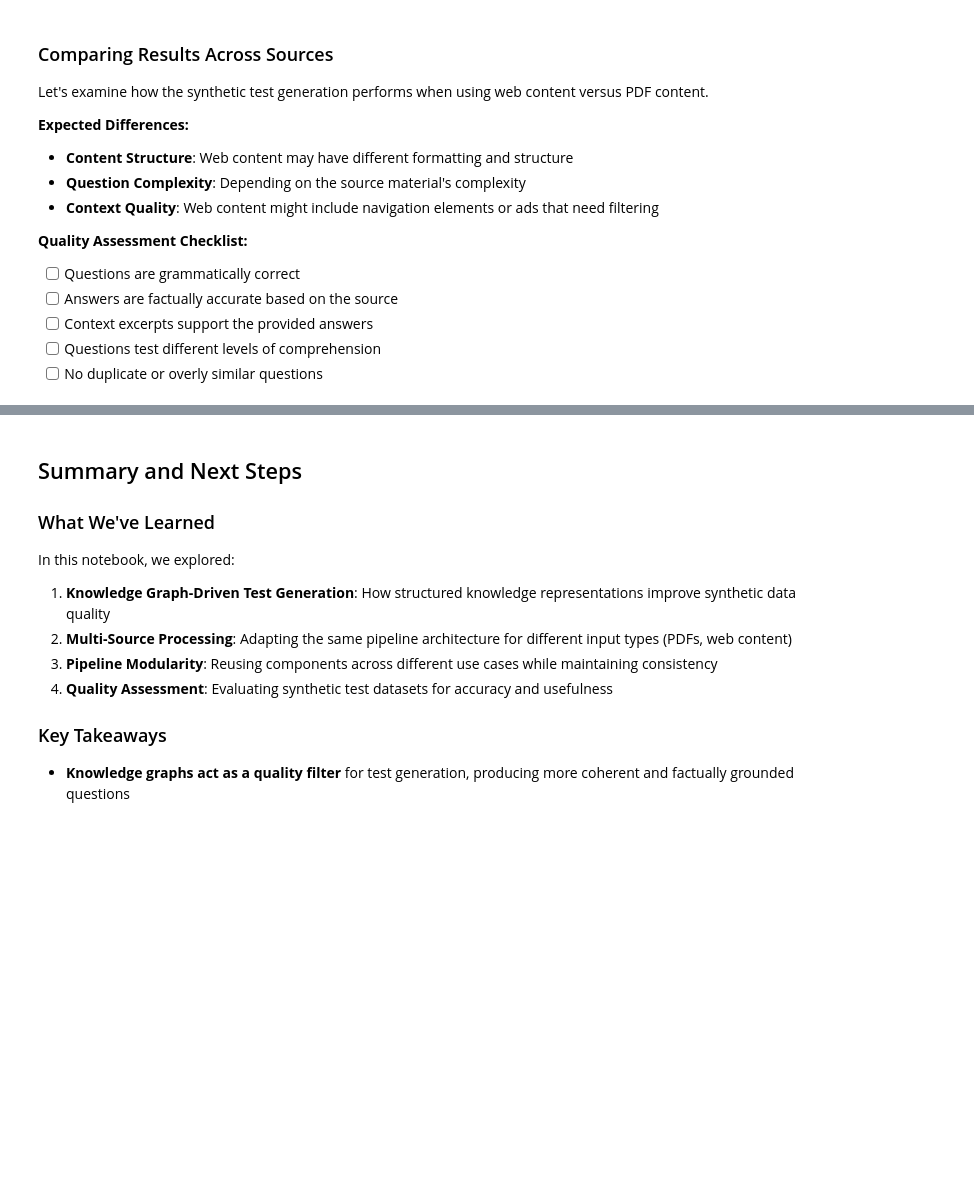
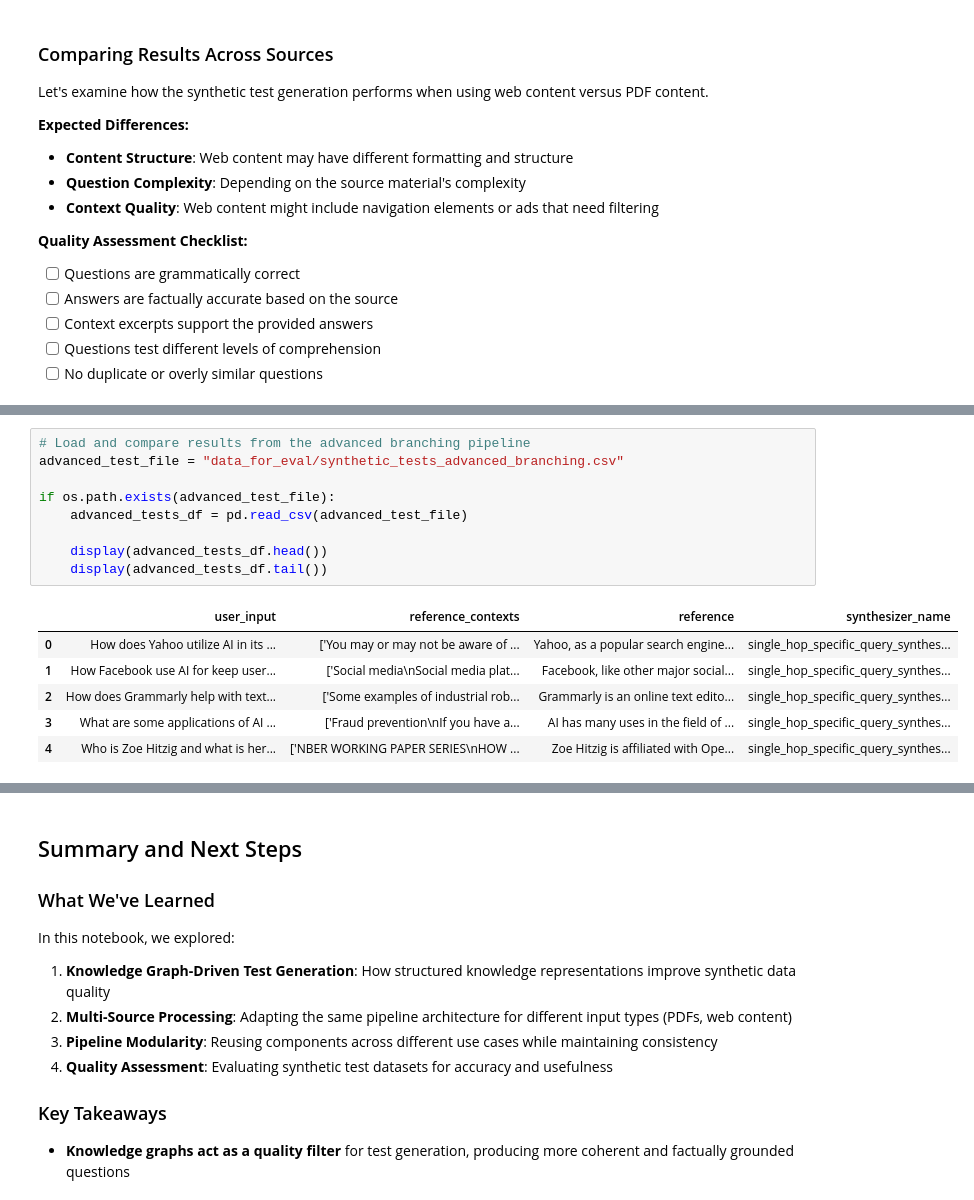
Before and after one commit to PacktPublishing/Building-Natural-Language-Pipelines, a Jupyter notebook: ch5/jupyter-notebooks/knowledgegraph_sdg_pipelines.ipynb, the cells around one changed output, grey strips where cells are left out. Drawn from its saved outputs; the diff is of its cells as text; blank space fills up the shorter version.

```diff
--- a/ch5/jupyter-notebooks/knowledgegraph_sdg_pipelines.ipynb
+++ b/ch5/jupyter-notebooks/knowledgegraph_sdg_pipelines.ipynb
@@ -385,0 +547,16 @@ Let's examine how the synthetic test generation performs when using web content
+# %%
+# Load and compare results from the advanced branching pipeline
+advanced_test_file = "data_for_eval/synthetic_tests_advanced_branching.csv"
+
+if os.path.exists(advanced_test_file):
+    advanced_tests_df = pd.read_csv(advanced_test_file)
+
+    display(advanced_tests_df.head())
+    display(advanced_tests_df.tail())
+# %% [output]
+|  | user_input | reference_contexts | reference | synthesizer_name |
+| 0 | How does Yahoo utilize AI in its ... | ['You may or may not be aware of ... | Yahoo, as a popular search engine... | single_hop_specific_query_synthes... |
+| 1 | How Facebook use AI for keep user... | ['Social media\nSocial media plat... | Facebook, like other major social... | single_hop_specific_query_synthes... |
+| 2 | How does Grammarly help with text... | ['Some examples of industrial rob... | Grammarly is an online text edito... | single_hop_specific_query_synthes... |
+| 3 | What are some applications of AI ... | ['Fraud prevention\nIf you have a... | AI has many uses in the field of ... | single_hop_specific_query_synthes... |
+| 4 | Who is Zoe Hitzig and what is her... | ['NBER WORKING PAPER SERIES\nHOW ... | Zoe Hitzig is affiliated with Ope... | single_hop_specific_query_synthes... |
```
Also changed, not shown: parts of 9 cells of this notebook, 2 other files.
